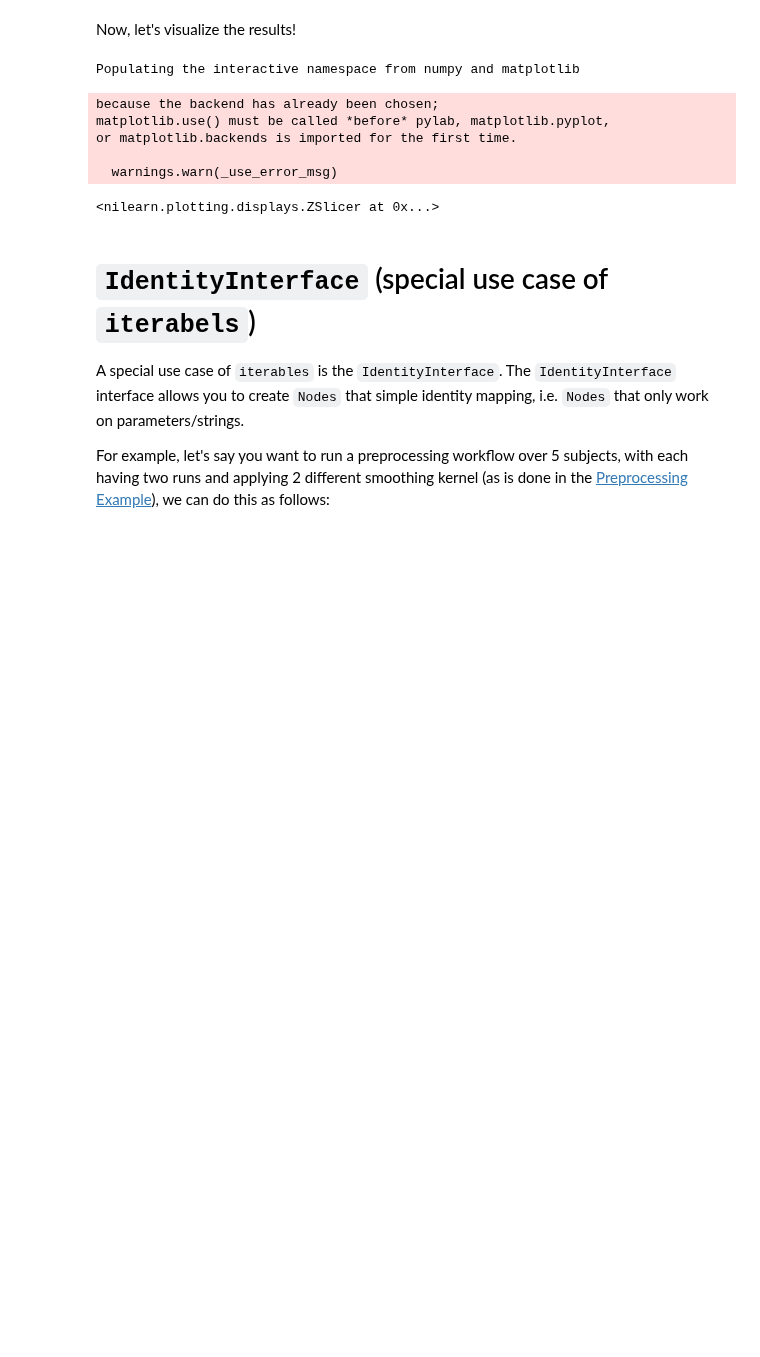
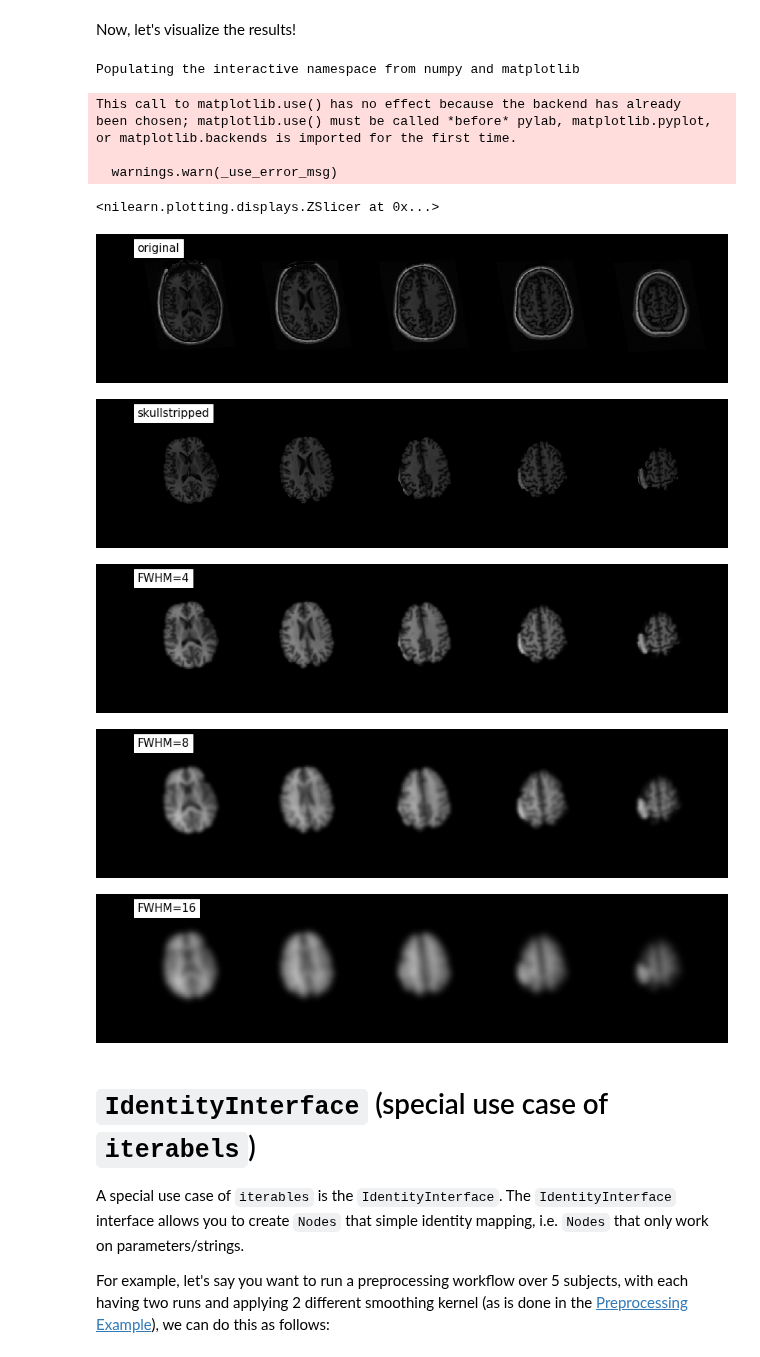
Before and after one commit to miykael/nipype_tutorial, a Jupyter notebook: notebooks/basic_iteration.ipynb, the cells around one changed output. Cells and saved outputs as stored; diff of their text form; code cells hidden in the pictures; blank space fills up the shorter version.

Commit message:
updating notebooks to newer updated dataset; changing wf.base_dir to /output (instead of /data/...); editing some markdown cells

```diff
--- a/notebooks/basic_iteration.ipynb
+++ b/notebooks/basic_iteration.ipynb
@@ -97,29 +97,34 @@ Now, let's visualize the results!
 # %%
 %pylab inline
 from nilearn import plotting
 plotting.plot_anat(
-    '/data/ds000114/sub-01/anat/sub-01_T1w.nii.gz', title='original',
+    '/data/ds000114/sub-01/ses-test/anat/sub-01_ses-test_T1w.nii.gz', title='original',
     display_mode='z', cut_coords=(-20, -10, 0, 10, 20), annotate=False)
 plotting.plot_anat(
-    '/data/smoothflow/skullstrip/sub-01_T1w_brain.nii.gz', title='skullstripped',
+    '/output/smoothflow/skullstrip/sub-01_ses-test_T1w_brain.nii.gz', title='skullstripped',
     display_mode='z', cut_coords=(-20, -10, 0, 10, 20), annotate=False)
 plotting.plot_anat(
-    '/data/smoothflow/_fwhm_4/iso_smooth/sub-01_T1w_brain_smooth.nii.gz', title='FWHM=4',
+    '/output/smoothflow/_fwhm_4/iso_smooth/sub-01_ses-test_T1w_brain_smooth.nii.gz', title='FWHM=4',
     display_mode='z', cut_coords=(-20, -10, 0, 10, 20), annotate=False)
 plotting.plot_anat(
-    '/data/smoothflow/_fwhm_8/iso_smooth/sub-01_T1w_brain_smooth.nii.gz', title='FWHM=8',
+    '/output/smoothflow/_fwhm_8/iso_smooth/sub-01_ses-test_T1w_brain_smooth.nii.gz', title='FWHM=8',
     display_mode='z', cut_coords=(-20, -10, 0, 10, 20), annotate=False)
 plotting.plot_anat(
-    '/data/smoothflow/_fwhm_16/iso_smooth/sub-01_T1w_brain_smooth.nii.gz', title='FWHM=16',
+    '/output/smoothflow/_fwhm_16/iso_smooth/sub-01_ses-test_T1w_brain_smooth.nii.gz', title='FWHM=16',
     display_mode='z', cut_coords=(-20, -10, 0, 10, 20), annotate=False)
 # %% [output]
 Populating the interactive namespace from numpy and matplotlib
-because the backend has already been chosen;
-matplotlib.use() must be called *before* pylab, matplotlib.pyplot,
+This call to matplotlib.use() has no effect because the backend has already
+been chosen; matplotlib.use() must be called *before* pylab, matplotlib.pyplot,
 or matplotlib.backends is imported for the first time.
 
   warnings.warn(_use_error_msg)
 <nilearn.plotting.displays.ZSlicer at 0x...>
+[figure, added]
+[figure, added]
+[figure, added]
+[figure, added]
+[figure, added]
 # %% [markdown]
 # ``IdentityInterface`` (special use case of ``iterabels``)
 
```
Also changed, not shown: parts of 7 cells of this notebook, 6 other files.
